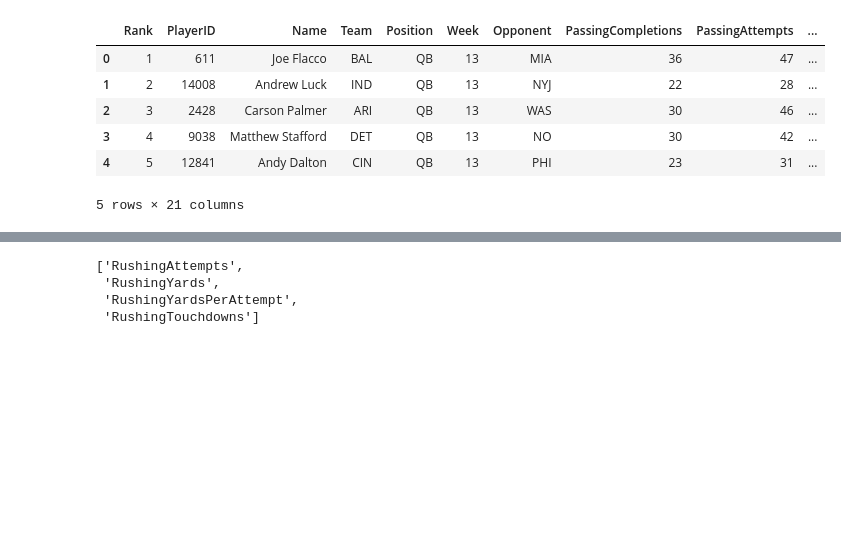
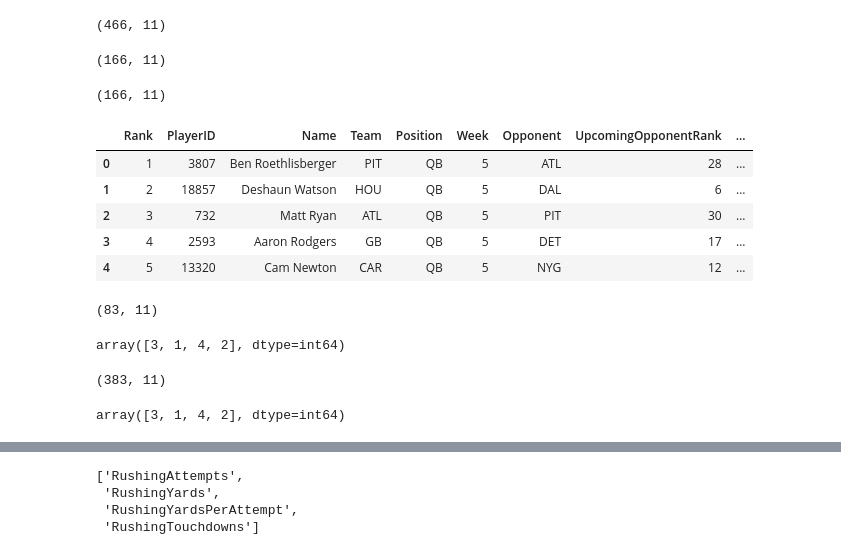
Before and after one commit to bobbdyai73/draftkings, a Jupyter notebook: feature_engineering.ipynb, the cells around one changed output, grey strips where cells are left out. Saved outputs shown, nothing was run; the diff lists cells and outputs as text; code cells hidden in the pictures; blank space fills up the shorter version.

Commit message:
fixed salary attribute for qbs

```diff
--- a/feature_engineering.ipynb
+++ b/feature_engineering.ipynb
@@ -5,11 +15,24 @@ from sklearn.preprocessing import OneHotEncoder, LabelEncoder
+# %%
+sal_2018 = pd.read_csv('input/qb/2018_sal.csv')
+sal_2018.shape
+# %% [output]
+(466, 11)
+# %%
+week_5 = sal_2018[sal_2018['Week']==5]
+week_5.shape
+# %% [output]
+(166, 11)
+# %%
+week_5.shape
+# %% [output]
+(166, 11)
 # %%
-df = pd.read_csv('input/qb/fantasy-football-leaders.csv')
-df.head()
+df1= pd.read_csv('input/qb/daily-fantasy-football-salary-and-projection-tool.csv')
+df1.head()
 # %% [output]
-|  | Rank | PlayerID | Name | Team | Position | Week | Opponent | PassingCompletions | PassingAttempts | ... |
-| 0 | 1 | 611 | Joe Flacco | BAL | QB | 13 | MIA | 36 | 47 | ... |
-| 1 | 2 | 14008 | Andrew Luck | IND | QB | 13 | NYJ | 22 | 28 | ... |
-| 2 | 3 | 2428 | Carson Palmer | ARI | QB | 13 | WAS | 30 | 46 | ... |
-| 3 | 4 | 9038 | Matthew Stafford | DET | QB | 13 | NO | 30 | 42 | ... |
-| 4 | 5 | 12841 | Andy Dalton | CIN | QB | 13 | PHI | 23 | 31 | ... |
+|  | Rank | PlayerID | Name | Team | Position | Week | Opponent | UpcomingOpponentRank | ... |
+| 0 | 1 | 3807 | Ben Roethlisberger | PIT | QB | 5 | ATL | 28 | ... |
+| 1 | 2 | 18857 | Deshaun Watson | HOU | QB | 5 | DAL | 6 | ... |
+| 2 | 3 | 732 | Matt Ryan | ATL | QB | 5 | PIT | 30 | ... |
+| 3 | 4 | 2593 | Aaron Rodgers | GB | QB | 5 | DET | 17 | ... |
+| 4 | 5 | 13320 | Cam Newton | CAR | QB | 5 | NYG | 12 | ... |
-5 rows × 21 columns
@@ -17,0 +39,13 @@ week13_sal = pd.read_csv('input/qb/week13_sal.csv')
+# %%
+df1.shape
+# %% [output]
+(83, 11)
+# %%
+sal_2018['Week'].unique()
+# %% [output]
+array([3, 1, 4, 2], dtype=int64)
+# %%
+sal_2018= pd.concat([sal_2018,df1])
+sal_2018.shape
+# %% [output]
+(383, 11)
@@ -18 +54,5 @@ week13_sal = pd.read_csv('input/qb/week13_sal.csv')
+# %%
+df1['Week'].unique()
+# %% [output]
+array([3, 1, 4, 2], dtype=int64)
 # %%
```
Also changed, not shown: parts of 30 cells of this notebook, 8 other files.
